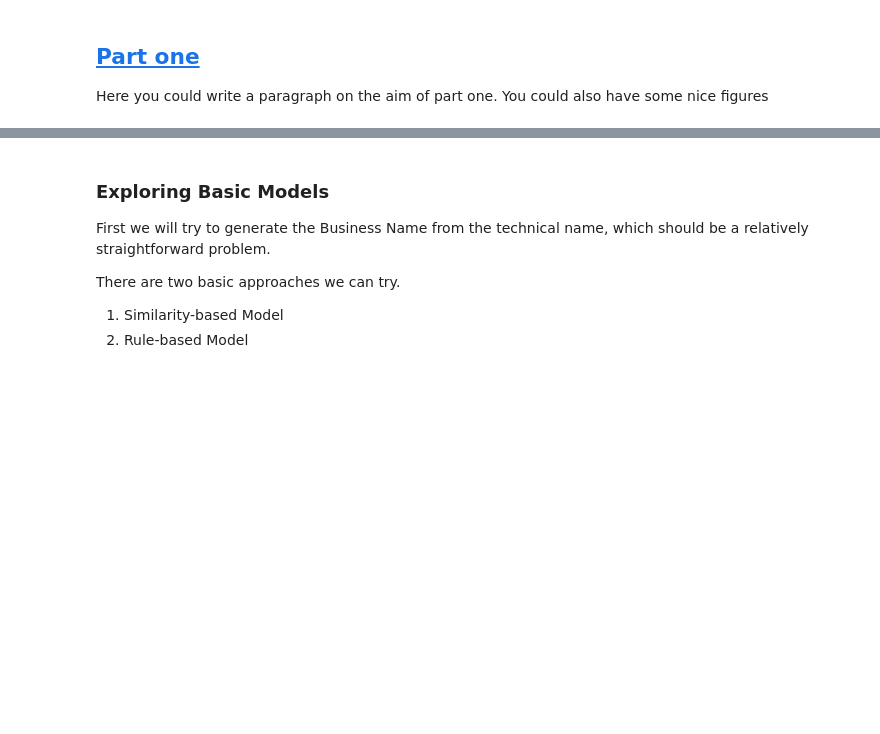
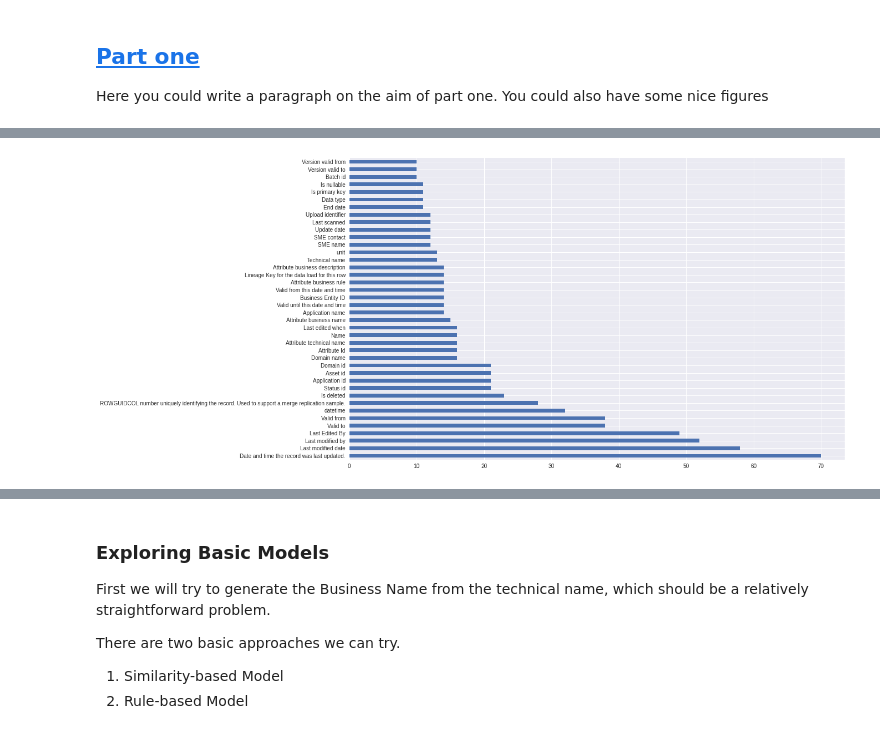
Before and after one commit to mmonch/Sidecar_Project, a Jupyter notebook: notebooks/Sidecar_Project_EDA.ipynb, the cells around one changed output, grey strips where cells are left out. Drawn from its saved outputs; the diff is of its cells as text; code cells hidden in the pictures; blank space fills up the shorter version.

```diff
--- a/notebooks/Sidecar_Project_EDA.ipynb
+++ b/notebooks/Sidecar_Project_EDA.ipynb
@@ -117,0 +287,7 @@ for col in data.columns:
+# %%
+data["Attribute_Business_Name"].value_counts()[:40].plot(kind="barh")
+fig = plt.gcf()
+fig.set_size_inches(16,10)
+plt.show()
+# %% [output]
+[figure, added]
```
Also changed, not shown: parts of 78 cells of this notebook.
